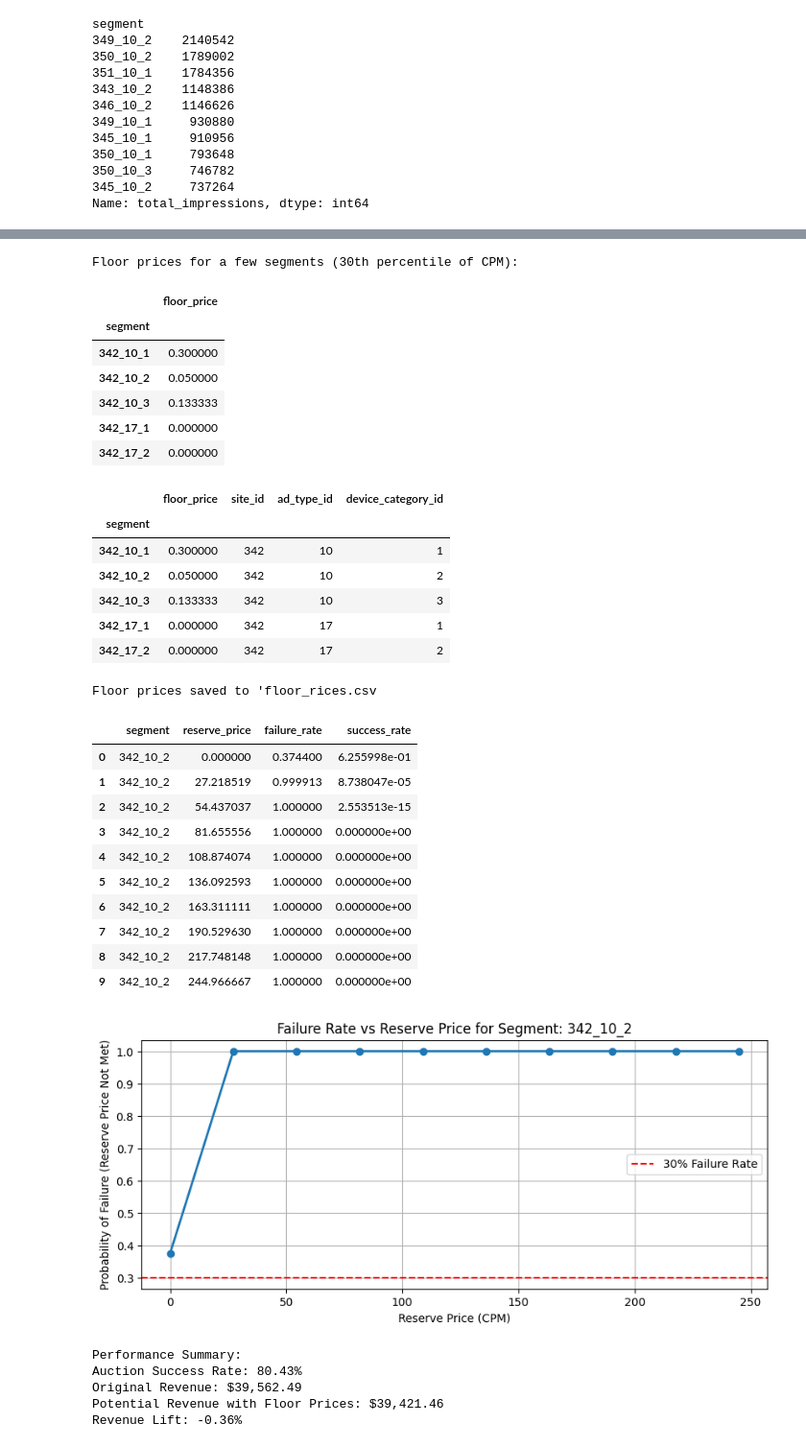
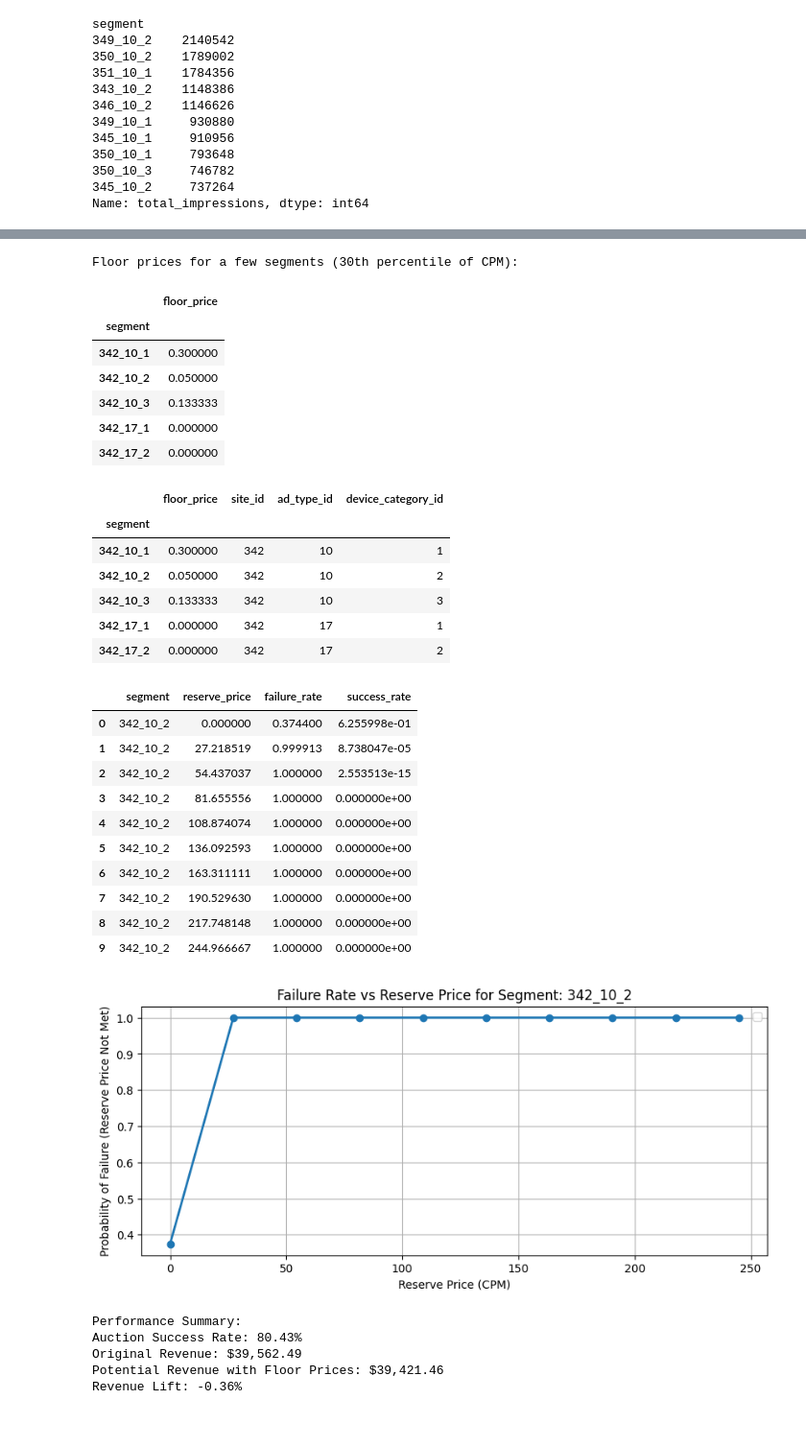
Before and after one commit to TernFolbaek/machine-learning-notebook, a Jupyter notebook: floor-price-optimization/fpo.ipynb, the cells around one changed output, grey strips where cells are left out. Shown at 96% size. Cells and saved outputs as stored; diff of their text form; code cells hidden in the pictures.

Commit message:
Refine comments and add testing for random segment testing

```diff
--- a/floor-price-optimization/fpo.ipynb
+++ b/floor-price-optimization/fpo.ipynb
@@ -157,7 +161,7 @@ segment_stats = df.groupby('segment')['cpm'].agg([
 
 # Filter segments with enough data for reliable statistics
 min_observations = 30  # Minimum number of observations per segment
-valid_segments = segment_stats[segment_stats['count'] >= min_observations].copy()
+valid_segments = segment_stats[segment_stats['count'] >= 30].copy()
 
 print(f"Statistics calculated for {len(valid_segments)} segments with at least {min_observations} observations")
 display(valid_segments.head())
@@ -168,7 +172,7 @@ top_segments_df = df[df['segment'].isin(top_segment_names)]
 
 plt.figure(figsize=(12,8))
 sns.boxplot(data=top_segments_df, x='segment', y='cpm')
-plt.title('CPM distribution for Top 5 Segments by Observation Count')
+plt.title('CPM distribution for segments with highest counts')
 plt.xticks(rotation=45)
 plt.ylim(0, top_segments_df['cpm'].quantile(0.95)) # Limit y-axis for better visualization
 plt.show()
@@ -192,23 +196,17 @@ print("Floor prices for a few segments (30th percentile of CPM):")
 display(floor_prices.head())
 
 
-# Add segment information for better readability
-# Extract segment component
+# Getting back our segment info, being site_id ad_type_id and device_category_id
 
 segment_components = pd.DataFrame([
     segment.split('_') for segment in floor_prices.index
 ], columns=['site_id', 'ad_type_id', 'device_category_id'], index=floor_prices.index)
 
 # Join with floor prices
-
 floor_prices_with_info = floor_prices.join((segment_components))
 
 # Dislay more readable format
 display(floor_prices_with_info.head())
-
-# Optionally save floor prices to CSV
-floor_prices_with_info.reset_index().to_csv('floor_prices.csv', index=False)
-print("Floor prices saved to 'floor_rices.csv")
 # %% [output]
 Floor prices for a few segments (30th percentile of CPM):
 |  | floor_price |
@@ -225,7 +223,6 @@ Floor prices for a few segments (30th percentile of CPM):
 | 342_10_3 | 0.133333 | 342 | 10 | 3 |
 | 342_17_1 | 0.000000 | 342 | 17 | 1 |
 | 342_17_2 | 0.000000 | 342 | 17 | 2 |
-Floor prices saved to 'floor_rices.csv
 # %%
 # Auxiliary Task: Function to predict failure rate for a given reserve price
 def predict_failure_rate(segment, reserve_price, stats_df=segment_stats):
@@ -251,12 +248,11 @@ def predict_failure_rate(segment, reserve_price, stats_df=segment_stats):
     segment_std = stats_df.loc[segment, 'std']
 
     #Handle segments with insufficient data or zero standard deviation
-    if pd.isna(segment_std) or segment_std == 0:
-        # Use a simple heuristic based on the mean
-        if reserve_price < segment_mean:
-            return 0.3 # Arbitrary value, should be refined
-        else:
-            return 0.7
+    if pd.isna(segment_std):
+        return
+
+    if segment_std == 0:
+        return reserve_price
 
     # Use normal approximation for the distribution of bids
     # This is a simplification - real bid ditribution are often log-normal
@@ -268,6 +264,8 @@ def predict_failure_rate(segment, reserve_price, stats_df=segment_stats):
 
 # Example usage - test various reserve prices for a sample segment
 sample_segment = valid_segments.index[1]
+
+# Create 10 samples of prices ranging between the min and max values of one segment row
 test_prices = np.linspace(
     valid_segments.loc[sample_segment, 'min'],
     valid_segments.loc[sample_segment, 'max'],
@@ -281,34 +279,33 @@ for price in test_prices:
         'segment': sample_segment,
         'reserve_price' : price,
         'failure_rate': failure_rate,
         'success_rate': 1 - failure_rate
     })
 
 results_df = pd.DataFrame(results)
 display(results_df)
 
 #Visualize the failure rate curve
 plt.figure(figsize=(10,4))
 plt.plot(results_df['reserve_price'], results_df['failure_rate'], 'o-', linewidth=2)
-plt.axhline(y=0.3, color='r', linestyle='--', label='30% Failure Rate')
 plt.title(f'Failure Rate vs Reserve Price for Segment: {sample_segment}')
 plt.xlabel('Reserve Price (CPM)')
 plt.ylabel('Probability of Failure (Reserve Price Not Met)')
 plt.grid(True)
 plt.legend()
 plt.show()
 # %% [output]
 |  | segment | reserve_price | failure_rate | success_rate |
 | 0 | 342_10_2 | 0.000000 | 0.374400 | 6.255998e-01 |
 | 1 | 342_10_2 | 27.218519 | 0.999913 | 8.738047e-05 |
 | 2 | 342_10_2 | 54.437037 | 1.000000 | 2.553513e-15 |
 | 3 | 342_10_2 | 81.655556 | 1.000000 | 0.000000e+00 |
 | 4 | 342_10_2 | 108.874074 | 1.000000 | 0.000000e+00 |
 | 5 | 342_10_2 | 136.092593 | 1.000000 | 0.000000e+00 |
 | 6 | 342_10_2 | 163.311111 | 1.000000 | 0.000000e+00 |
 | 7 | 342_10_2 | 190.529630 | 1.000000 | 0.000000e+00 |
 | 8 | 342_10_2 | 217.748148 | 1.000000 | 0.000000e+00 |
 | 9 | 342_10_2 | 244.966667 | 1.000000 | 0.000000e+00 |
-[figure, old version]
+[figure, new version]
 # %%
 # Evaluate how our floor prices would have performed on historical data
```
Also changed, not shown: parts of 4 cells of this notebook, 1 other file.
